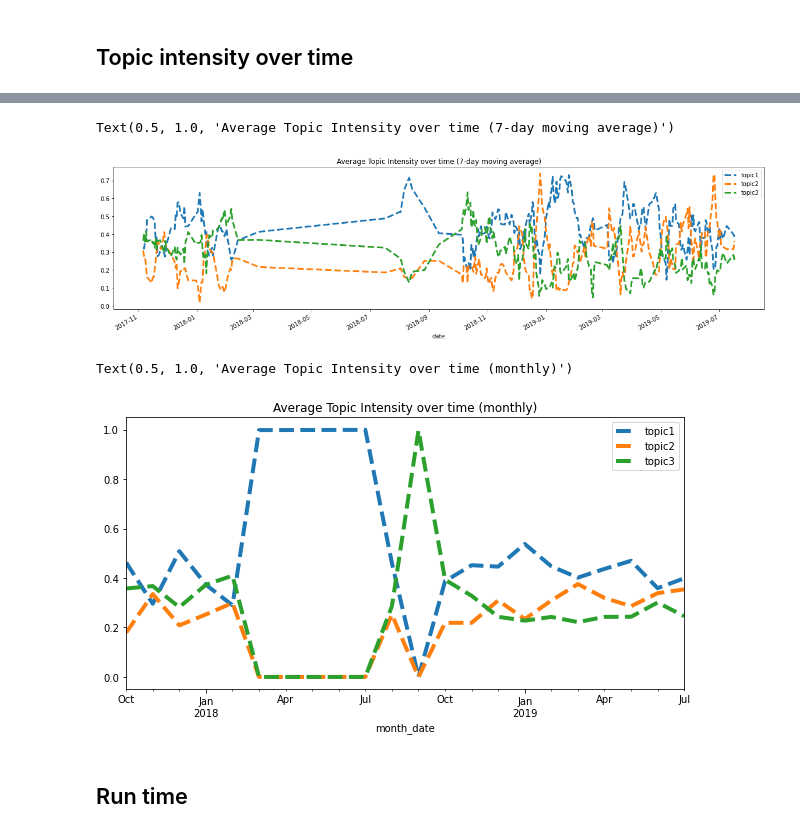
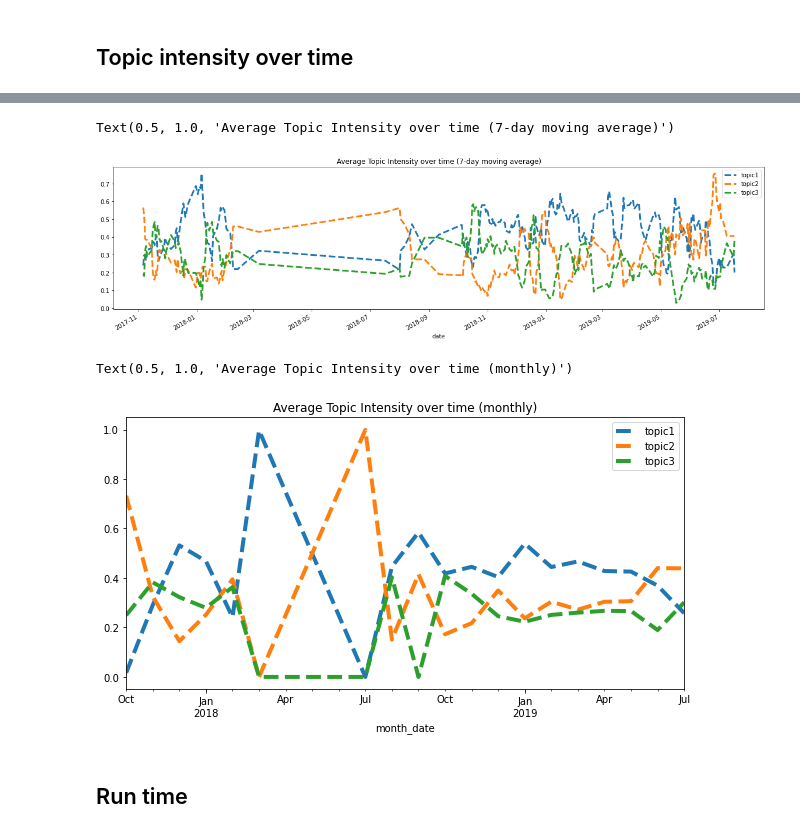
Before and after one commit to iworld1991/LDA, a Jupyter notebook: notebook/LDA-example.ipynb, the cells around one changed output, grey strips where cells are left out. Drawn from its saved outputs; the diff is of its cells as text; code cells hidden in the pictures.

Commit message:
streamline the code on time series data

```diff
--- a/notebook/LDA-example.ipynb
+++ b/notebook/LDA-example.ipynb
@@ -522,30 +538,22 @@ end_code = time.time()
 # %%
+
 ## in the main dataset, we add columns sized of nb of topics, recording the score of each topic of that article
 
 for nb in range(nb_topics):
 
     ## for a particular topic
-    weight_dict = {}
+    #weight_dict = {}
+
+    article_data['model_id'] = np.nan
 
     for i in range(len(corpus)):
         if i in id_map.keys():
             this_id = id_map[i]  ## id_map maps id in the dataset and in the model
-            weight_list = dict(ldamodel[corpus][this_id])
+            article_data['model_id'].iloc[this_id] = i
 
-
-            if nb in weight_list:
-                #article_data['weight_topic'+str(nb)].iloc[i] = weight_list[nb]
-                weight_dict[i] = weight_list[nb]
-            else:
-                #article_data['weight_topic'+str(nb)].iloc[i] = 0.0
-                weight_dict[i] = 0.0
-
-    # merge this back to main data
-    weight_df = pd.DataFrame(list(weight_dict.items()),
-                             columns = ['id','weight_topic'+str(nb)])
-    weight_df.set_index('id', drop = True, inplace = True)
-    article_data = pd.merge(article_data,
-                           weight_df,
-                           left_index = True,
+## merge weight and article data
+article_data = pd.merge(article_data,
+                        article_weight,
+                           left_on = 'model_id',
                            right_index = True,
                            how='outer')
@@ -570,24 +583,24 @@ article_data['month_date'] = pd.to_datetime(article_data['date']).dt.to_period('
 # %%
 ## day by day
 fig = plt.figure(figsize=(20,5))
 for nb in range(nb_topics):
-    intensity = article_data.groupby(['date'])['weight_topic'+str(nb)].mean()
+    intensity = article_data.groupby(['date'])[nb].mean()
     intensity_mv = intensity.rolling(7).mean()
     intensity_mv.plot(lw=3,
                    style='--',
                    label='topic'+str(nb+1))
 plt.legend(loc=0)
 plt.title('Average Topic Intensity over time (7-day moving average)')
 ## notice in this data, the dates are very sparse, hence daily plot may not be very meaningful
 # %% [output]
 Text(0.5, 1.0, 'Average Topic Intensity over time (7-day moving average)')
-[figure, old version]
+[figure, new version]
 # %%
 ## month by month
 
 fig = plt.figure(figsize=(10,5))
 for nb in range(nb_topics):
-    intensity = article_data.groupby(['month_date'])['weight_topic'+str(nb)].mean()
+    intensity = article_data.groupby(['month_date'])[nb].mean()
     #intensity = intensity/intensity[0]
     intensity.plot(lw=4,
                    style='--',
@@ -599,7 +612,7 @@ plt.legend(loc=0)
 plt.title('Average Topic Intensity over time (monthly)')
 # %% [output]
 Text(0.5, 1.0, 'Average Topic Intensity over time (monthly)')
-[figure, old version]
+[figure, new version]
 # %% [markdown]
 ## Run time
 # %%
```
Also changed, not shown: parts of 14 cells of this notebook, 1 other file.
